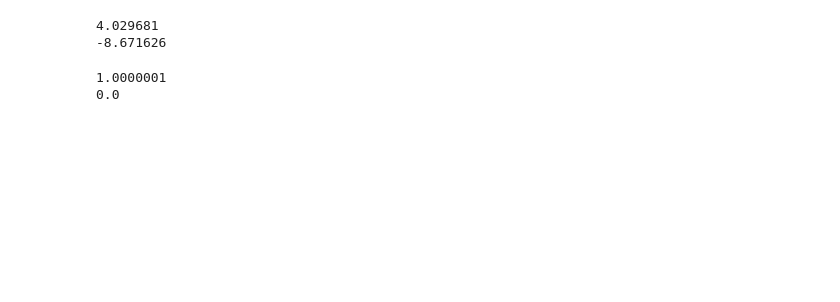
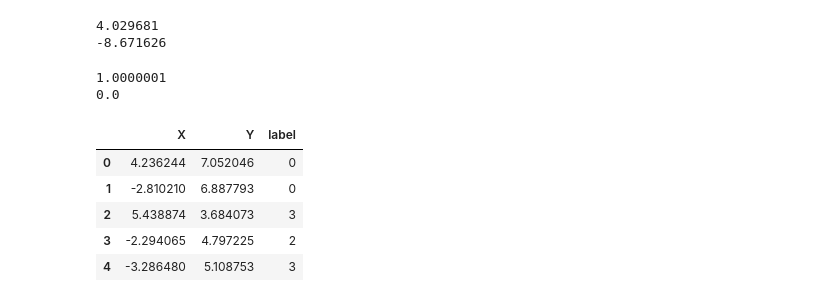
Before and after one commit to karvendhanm/navigator, a Jupyter notebook: NLPT/text_classification/transformers_as_feature_extractors.ipynb, the cells around one changed output. Drawn from its saved outputs; the diff is of its cells as text; code cells hidden in the pictures; blank space fills up the shorter version.

```diff
--- a/NLPT/text_classification/transformers_as_feature_extractors.ipynb
+++ b/NLPT/text_classification/transformers_as_feature_extractors.ipynb
@@ -59,4 +59,18 @@ print(np.min(X_scaled))
 1.0000001
 0.0
 # %%
-# in
+import pandas as pd
+
+# initialize and fit UMAP
+mapper = UMAP(n_components=2, metric='cosine').fit(X_scaled)
+# create a dataframe of 2D embeddings
+df_emb = pd.DataFrame(mapper.embedding_, columns=['X', 'Y'])
+df_emb['label'] = y_train
+df_emb.head()
+# %% [output]
+|  | X | Y | label |
+| 0 | 4.236244 | 7.052046 | 0 |
+| 1 | -2.810210 | 6.887793 | 0 |
+| 2 | 5.438874 | 3.684073 | 3 |
+| 3 | -2.294065 | 4.797225 | 2 |
+| 4 | -3.286480 | 5.108753 | 3 |
```
Also changed, not shown: parts of 2 cells of this notebook.
